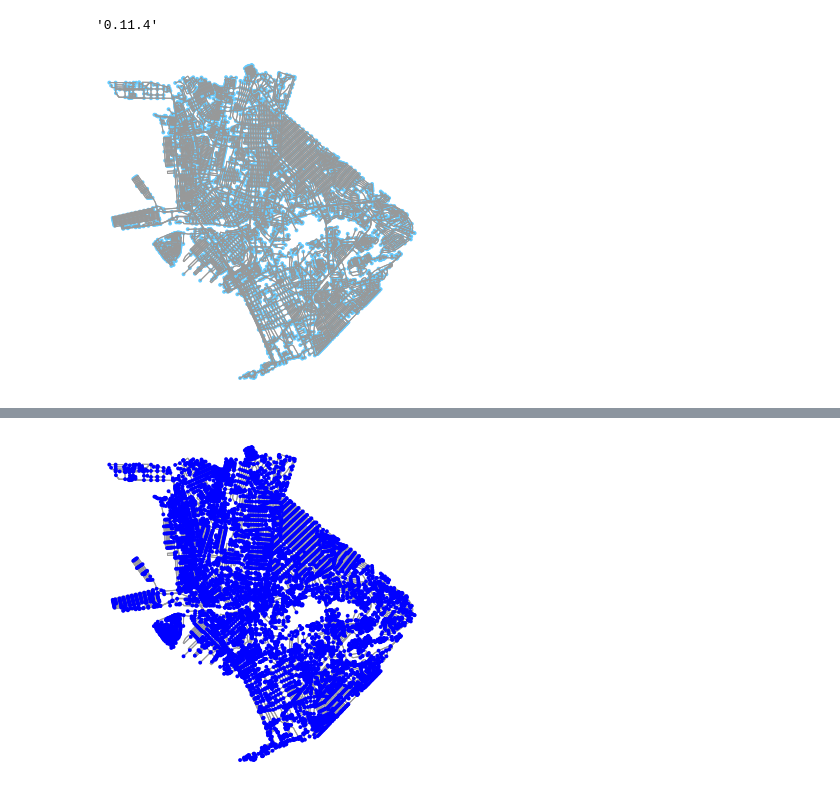
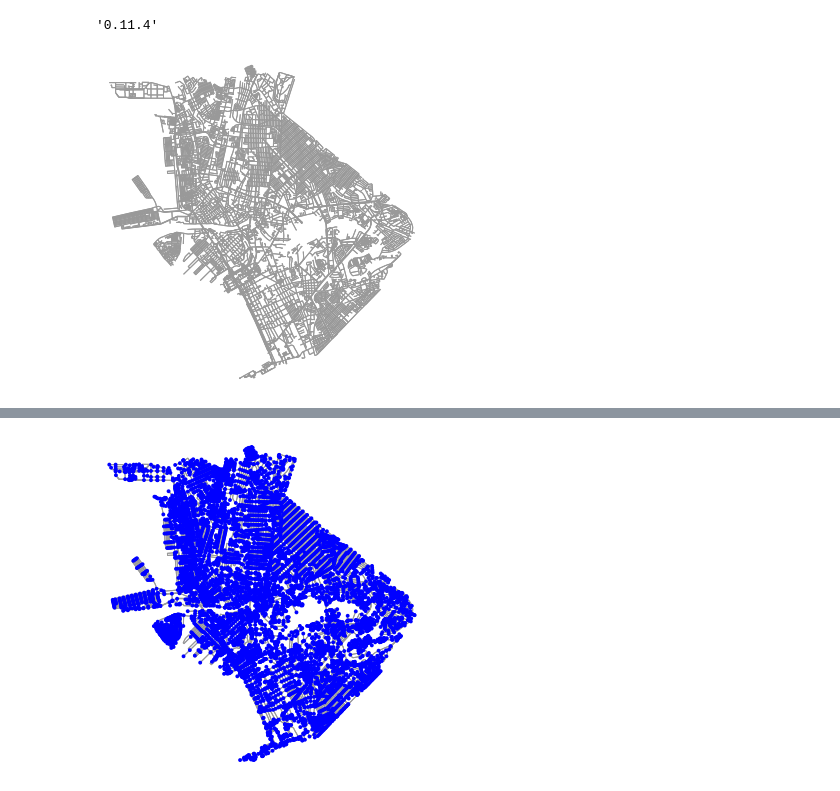
Before and after one commit to ajgatdu2/osmnx-examples, a Jupyter notebook: notebooks/Assignment 2 Try.ipynb, the cells around one changed output, grey strips where cells are left out. Saved outputs shown, nothing was run; the diff lists cells and outputs as text; code cells hidden in the pictures.

```diff
--- a/notebooks/Assignment 2 Try.ipynb
+++ b/notebooks/Assignment 2 Try.ipynb
@@ -10,7 +13,7 @@ ox.__version__
 '0.11.4'
 # %%
 # get a graph for some city
-G = ox.graph_from_place('Manila, Philippines', network_type='walk')
-fig, ax = ox.plot_graph(G)
+G = ox.graph_from_place('Manila, Philippines', network_type='walk',)
+fig, ax = ox.plot_graph(G, node_size = 0)
 # %% [output]
-[figure, old version]
+[figure, new version]
```
Also changed, not shown: parts of 3 cells of this notebook, 3 other files.
